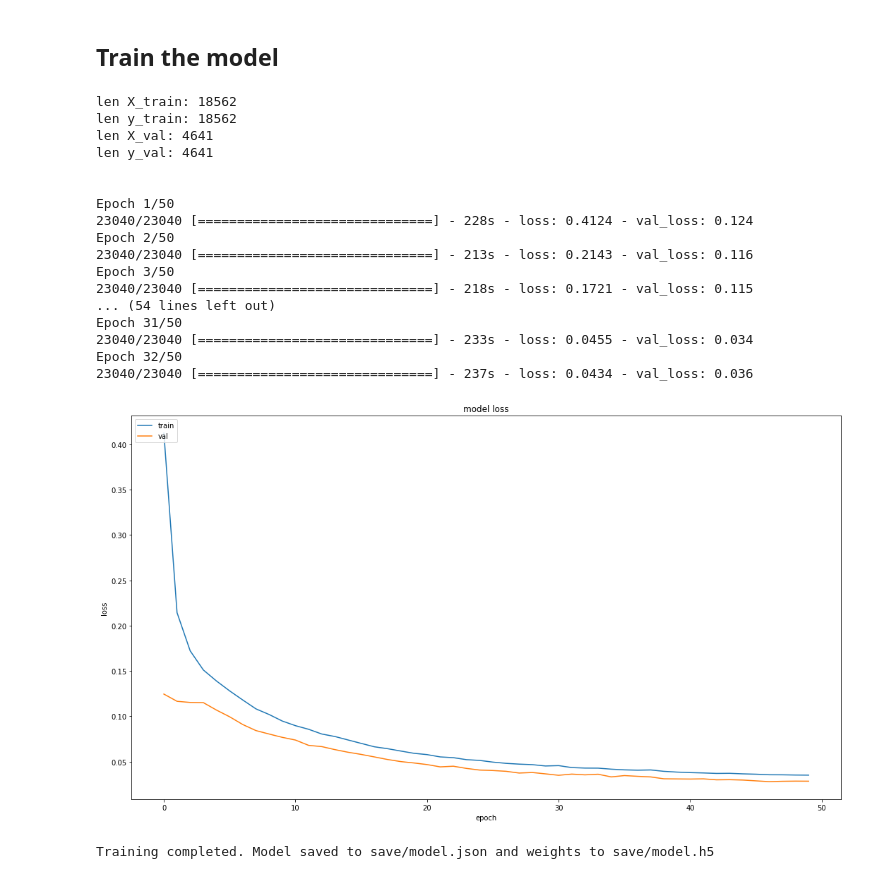
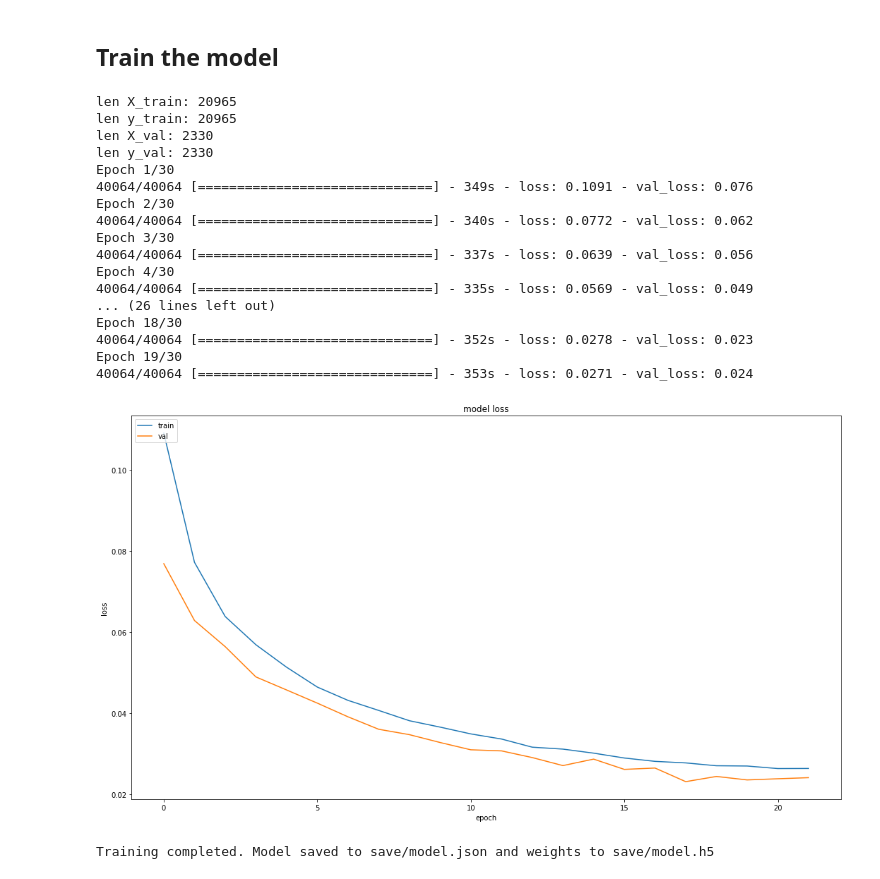
Before and after one commit to js1972/self-driving-car, a Jupyter notebook: self-driving-car.ipynb, the cells around one changed output. Drawn from its saved outputs; the diff is of its cells as text; code cells hidden in the pictures.

```diff
--- a/self-driving-car.ipynb
+++ b/self-driving-car.ipynb
@@ -230,7 +227,7 @@ def preprocess(image):
     trans_range = 50
 
     image = crop_and_resize(image, 20, 140, 0+trans_range, im_x-trans_range, shape=(66, 200, 3))
-    image = (image.astype(np.float32) / 255. - .5) #normalize
+    image = (image / 255. - .5).astype(np.float32) #normalize
     return image
 # %%
 def generator(X, y, batch_size):
@@ -287,27 +284,39 @@ def model(load_model, shape):
         # This is the same as the Nvidia model
         model = Sequential([
             Conv2D(24, 5, 5, input_shape=shape, subsample=(2, 2), W_regularizer=l2(0.01), activation="elu"),
-            Dropout(0.5),
+            Dropout(0.2),
 
             Conv2D(36, 5, 5, subsample=(2, 2), activation="elu"),
-            Dropout(0.5),
+            Dropout(0.2),
 
             Conv2D(48, 5, 5, subsample=(2, 2), activation="elu"),
-            Dropout(0.5),
+            Dropout(0.2),
 
             Conv2D(64, 3, 3, subsample=(1, 1), activation="elu"),
-            Dropout(0.5),
+            Dropout(0.2),
 
             Conv2D(64, 3, 3, subsample=(1, 1), activation="elu"),
-            Dropout(0.5),
+            Dropout(0.2),
+
+            #Conv2D(32, 3, 3, input_shape=shape, activation="relu"),
+            #MaxPooling2D(pool_size=(2, 2)),
+
+            #Conv2D(32, 3, 3, activation="relu"),
+            #MaxPooling2D(pool_size=(2, 2)),
+
+            #Conv2D(64, 3, 3, activation="relu"),
+            #MaxPooling2D(pool_size=(2, 2)),
+
+            #Conv2D(128, 3, 3, activation="relu"),
+            #MaxPooling2D(pool_size=(2, 2)),
 
             Flatten(),
 
             Dense(100, activation="elu"),
-            Dropout(0.5),
+            Dropout(0.2),
 
             Dense(50, activation="elu"),
-            Dropout(0.5),
+            Dropout(0.2),
 
             Dense(10, activation="elu"),
 
@@ -321,7 +330,7 @@ def model(load_model, shape):
 # %% [markdown]
 ## Train the model
 # %%
-nb_epochs = 50
+nb_epochs = 30
 batch_size = 128
 
 
@@ -331,63 +340,61 @@ save_weights = ModelCheckpoint("save/model.h5", monitor="val_loss", save_best_on
 net = model(load_model=False, shape=(66, 200, 3))
 
 X, y = read_log_file(random_drop_straight=True)
-X, y = shuffle(X, y)
-X_train, X_val, y_train, y_val = train_test_split(X, y, test_size=0.20)
+X_train, X_val, y_train, y_val = train_test_split(X, y, test_size=0.10)
 
 print("len X_train:", len(X_train))
 print("len y_train:", len(y_train))
 print("len X_val:", len(X_val))
 print("len y_val:", len(y_val))
-print("\n")
 
 
 history = net.fit_generator(
     generator(X_train, y_train, batch_size),
-    samples_per_epoch=128*180,
+    samples_per_epoch=128*313,
     nb_epoch=nb_epochs,
     callbacks=[early_stopping, save_weights],
     validation_data=generator(X_val, y_val, batch_size),
     nb_val_samples=len(X_val))
 
 # Summarise history for loss
 plt.figure()
 plt.plot(history.history["loss"])
 plt.plot(history.history["val_loss"])
 plt.title("model loss")
 plt.ylabel("loss")
 plt.xlabel("epoch")
 plt.legend(["train", "val"], loc="upper left")
 plt.show()
 
 ##
 # Save model - note that the best weights are already saved above with the save_weights callback
 ##
 
 json = net.to_json()
 #model.save_weights("save/model.h5")
 with open("save/model.json", "w") as f:
     f.write(json)
 
 print("\n\nTraining completed. Model saved to save/model.json and weights to save/model.h5")
 # %% [output]
-len X_train: 18562
-len y_train: 18562
-len X_val: 4641
-len y_val: 4641
-
-
-Epoch 1/50
-23040/23040 [==============================] - 228s - loss: 0.4124 - val_loss: 0.124
-Epoch 2/50
-23040/23040 [==============================] - 213s - loss: 0.2143 - val_loss: 0.116
-Epoch 3/50
-23040/23040 [==============================] - 218s - loss: 0.1721 - val_loss: 0.115
-... (54 lines left out)
-Epoch 31/50
-23040/23040 [==============================] - 233s - loss: 0.0455 - val_loss: 0.034
-Epoch 32/50
-23040/23040 [==============================] - 237s - loss: 0.0434 - val_loss: 0.036
+len X_train: 20965
+len y_train: 20965
+len X_val: 2330
+len y_val: 2330
+Epoch 1/30
+40064/40064 [==============================] - 349s - loss: 0.1091 - val_loss: 0.076
+Epoch 2/30
+40064/40064 [==============================] - 340s - loss: 0.0772 - val_loss: 0.062
+Epoch 3/30
+40064/40064 [==============================] - 337s - loss: 0.0639 - val_loss: 0.056
+Epoch 4/30
+40064/40064 [==============================] - 335s - loss: 0.0569 - val_loss: 0.049
+... (26 lines left out)
+Epoch 18/30
+40064/40064 [==============================] - 352s - loss: 0.0278 - val_loss: 0.023
+Epoch 19/30
+40064/40064 [==============================] - 353s - loss: 0.0271 - val_loss: 0.024
-[figure, old version]
+[figure, new version]
 Training completed. Model saved to save/model.json and weights to save/model.h5
 # %%
 # Current run:
```
Also changed, not shown: parts of 5 cells of this notebook, 2 other files.
